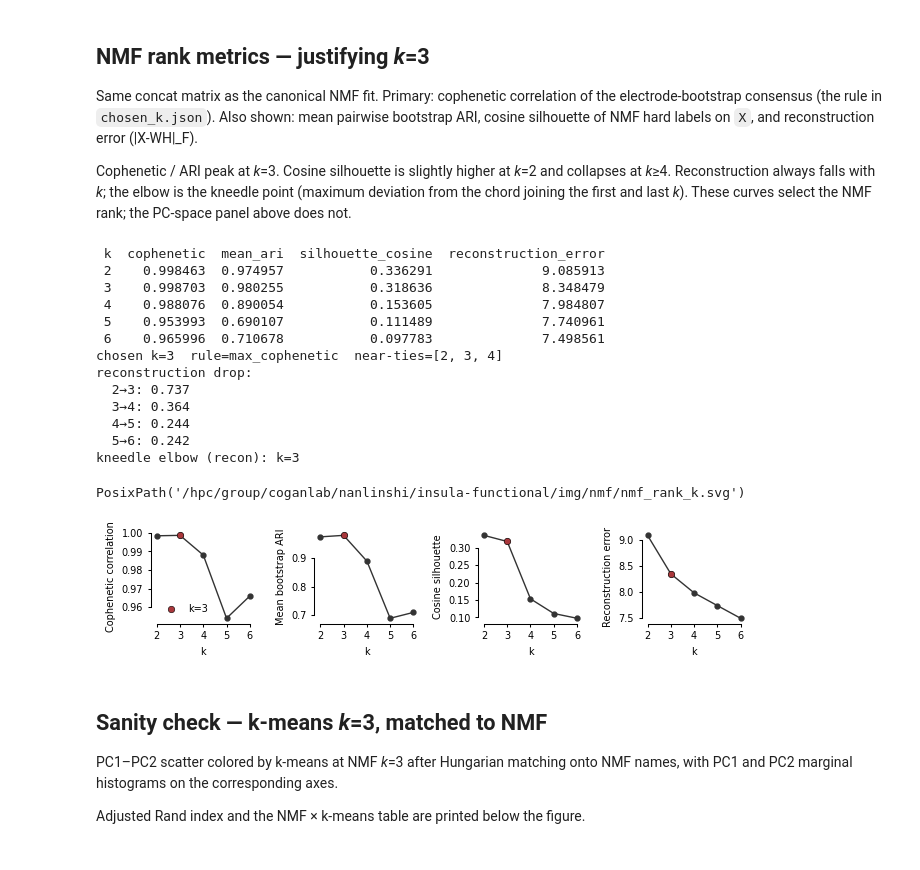
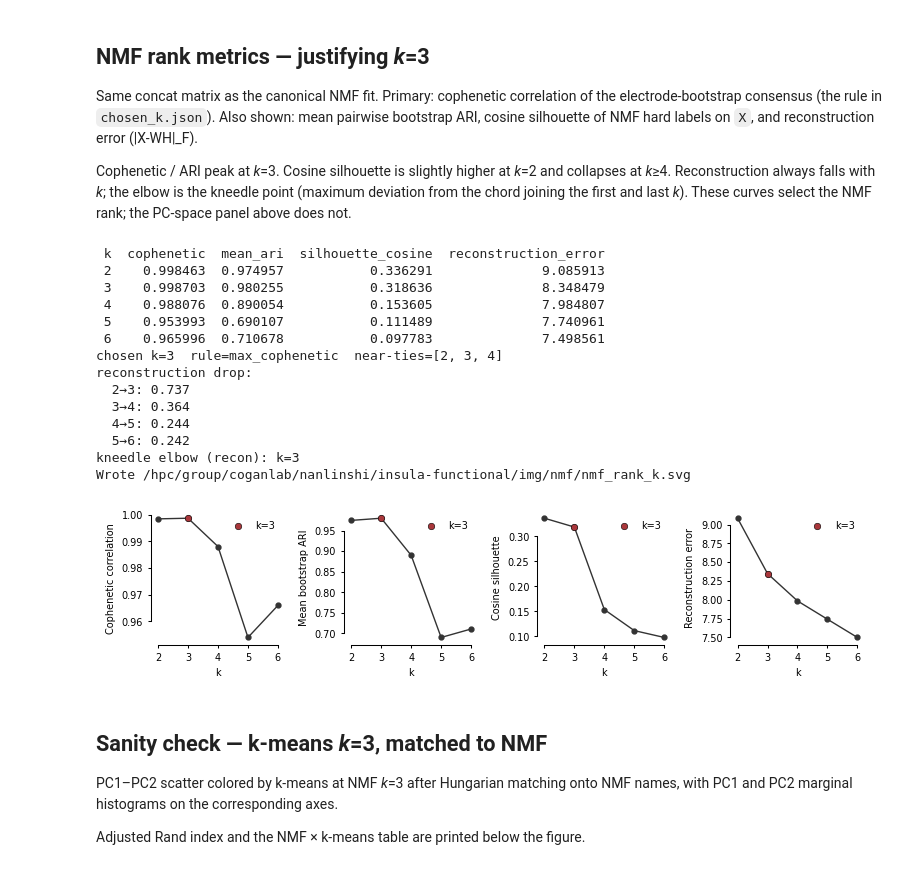
Before and after one commit to shinanlin/insula, a Jupyter notebook: notebooks/nmf_pc_clustering.ipynb, the cells around one changed output. Cells and saved outputs as stored; diff of their text form; code cells hidden in the pictures.

```diff
--- a/notebooks/nmf_pc_clustering.ipynb
+++ b/notebooks/nmf_pc_clustering.ipynb
@@ -221,36 +227,37 @@ for ax, (col, ylabel) in zip(axes, panels):
     ax.scatter(
         [k_nmf],
         [y_star],
         s=22,
         color=red,
         edgecolor="black",
         linewidth=0.4,
         zorder=3,
         label=f"k={k_nmf}",
     )
     ax.set_xlabel("k", **fontdict)
     ax.set_ylabel(ylabel, **fontdict)
     ax.set_xticks(sorted(ks.tolist()))
     style_ax(ax)
-axes[0].legend(frameon=False, fontsize=fontsize, loc="best")
+    ax.legend(frameon=False, fontsize=fontsize, loc="best")
 fig.tight_layout()
 save_svg(fig, IMG / "nmf_rank_k.svg", close=False)
+print("Wrote", IMG / "nmf_rank_k.svg")
 # %% [output]
  k  cophenetic  mean_ari  silhouette_cosine  reconstruction_error
  2    0.998463  0.974957           0.336291              9.085913
  3    0.998703  0.980255           0.318636              8.348479
  4    0.988076  0.890054           0.153605              7.984807
  5    0.953993  0.690107           0.111489              7.740961
  6    0.965996  0.710678           0.097783              7.498561
 chosen k=3  rule=max_cophenetic  near-ties=[2, 3, 4]
 reconstruction drop:
   2→3: 0.737
   3→4: 0.364
   4→5: 0.244
   5→6: 0.242
 kneedle elbow (recon): k=3
+Wrote /hpc/group/coganlab/nanlinshi/insula-functional/img/nmf/nmf_rank_k.svg
-PosixPath('/hpc/group/coganlab/nanlinshi/insula-functional/img/nmf/nmf_rank_k.svg')
-[figure, old version]
+[figure, new version]
 # %% [markdown]
 ## Sanity check — k-means *k*=3, matched to NMF
 
```
Also changed, not shown: parts of 21 cells of this notebook, 34 other files.
